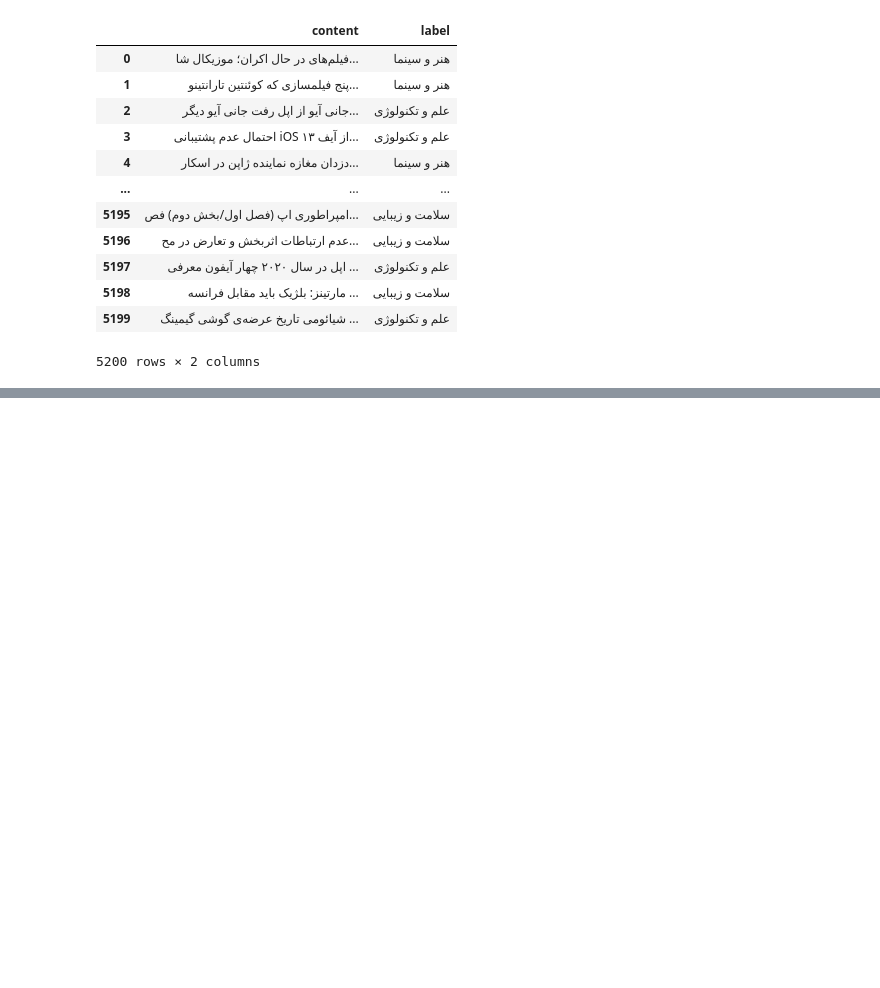
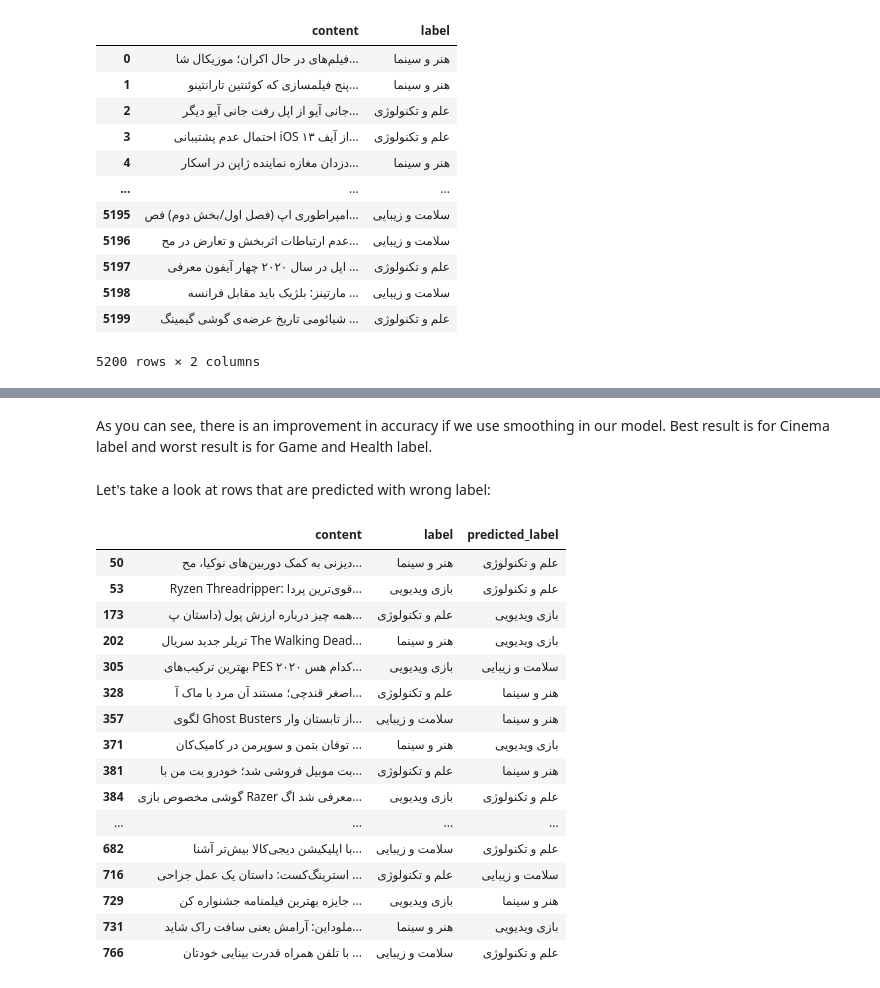
Before and after one commit to tahafkh/AI, a Jupyter notebook: CA3/CA3.ipynb, the cells around one changed output, grey strips where cells are left out. Saved outputs shown, nothing was run; the diff lists cells and outputs as text; code cells hidden in the pictures; blank space fills up the shorter version.

```diff
--- a/CA3/CA3.ipynb
+++ b/CA3/CA3.ipynb
@@ -161,6 +304,7 @@ plot_frequent_words(model)
 # %%
 labels_prob = dict(zip(labels, [labels_frequency[label] / np.sum(labels_frequency) for label in labels]))
 # %%
+# To calculate the score for specific label
 def calculate_score(model, label, ngrams, alpha=0):
     score = 0
     ZERO = 10**-100
@@ -171,8 +315,11 @@ def calculate_score(model, label, ngrams, alpha=0):
             score += np.log(ZERO)
         else:
             score += np.log((per_label[label].get(ngram, 0) + alpha) / (total[label] + alpha * features))
+
+    score += np.log(labels_prob[label])
     return score
 
+# To predict labels for test data
 def predict(model, n=1, alpha=0):
     predicted = test_data.copy(deep=True)
     predictions = np.array([])
@@ -198,0 +336,2 @@ new_predicted = predict(model, n=1, alpha=1)
+# %%
+predicted = predict(model, n=1, alpha=1)
@@ -198,0 +455,26 @@ new_predicted = predict(model, n=1, alpha=1)
+# %% [markdown]
+As you can see, there is an improvement in accuracy if we use smoothing in our model. Best result is for Cinema label and worst result is for Game and Health label.
+# %% [markdown]
+Let's take a look at rows that are predicted with wrong label:
+# %%
+wrong_predicted = predicted[predicted['label'] != predicted['predicted_label']]
+# %%
+wrong_predicted
+# %% [output]
+|  | content | label | predicted_label |
+| 50 | دیزنی به کمک دوربین‌های نوکیا، مح... | هنر و سینما | علم و تکنولوژی |
+| 53 | Ryzen Threadripper: قوی‌ترین پردا... | بازی ویدیویی | علم و تکنولوژی |
+| 173 | همه چیز درباره ارزش پول (داستان پ... | علم و تکنولوژی | بازی ویدیویی |
+| 202 | تریلر جدید سریال The Walking Dead... | هنر و سینما | بازی ویدیویی |
+| 305 | بهترین ترکیب‌های PES ۲۰۲۰ کدام هس... | بازی ویدیویی | سلامت و زیبایی |
+| 328 | اصغر قندچی؛ مستند آن مرد با ماک آ... | علم و تکنولوژی | هنر و سینما |
+| 357 | لگوی Ghost Busters از تابستان وار... | سلامت و زیبایی | هنر و سینما |
+| 371 | توفان بتمن و سوپرمن در کامیک‌کان ... | هنر و سینما | بازی ویدیویی |
+| 381 | بت موبیل فروشی شد؛ خودرو بت من با... | علم و تکنولوژی | هنر و سینما |
+| 384 | گوشی مخصوص بازی Razer معرفی شد اگ... | بازی ویدیویی | علم و تکنولوژی |
+| ... | ... | ... | ... |
+| 682 | با اپلیکیشن دیجی‌کالا بیش‌تر آشنا... | سلامت و زیبایی | علم و تکنولوژی |
+| 716 | استرینگ‌کست: داستان یک عمل جراحی ... | علم و تکنولوژی | سلامت و زیبایی |
+| 729 | جایزه بهترین فیلمنامه جشنواره کن ... | بازی ویدیویی | هنر و سینما |
+| 731 | ملوداین: آرامش یعنی سافت راک شاید... | هنر و سینما | بازی ویدیویی |
+| 766 | با تلفن همراه قدرت بینایی خودتان ... | سلامت و زیبایی | علم و تکنولوژی |
```
Also changed, not shown: parts of 55 cells of this notebook, 1 other file.
